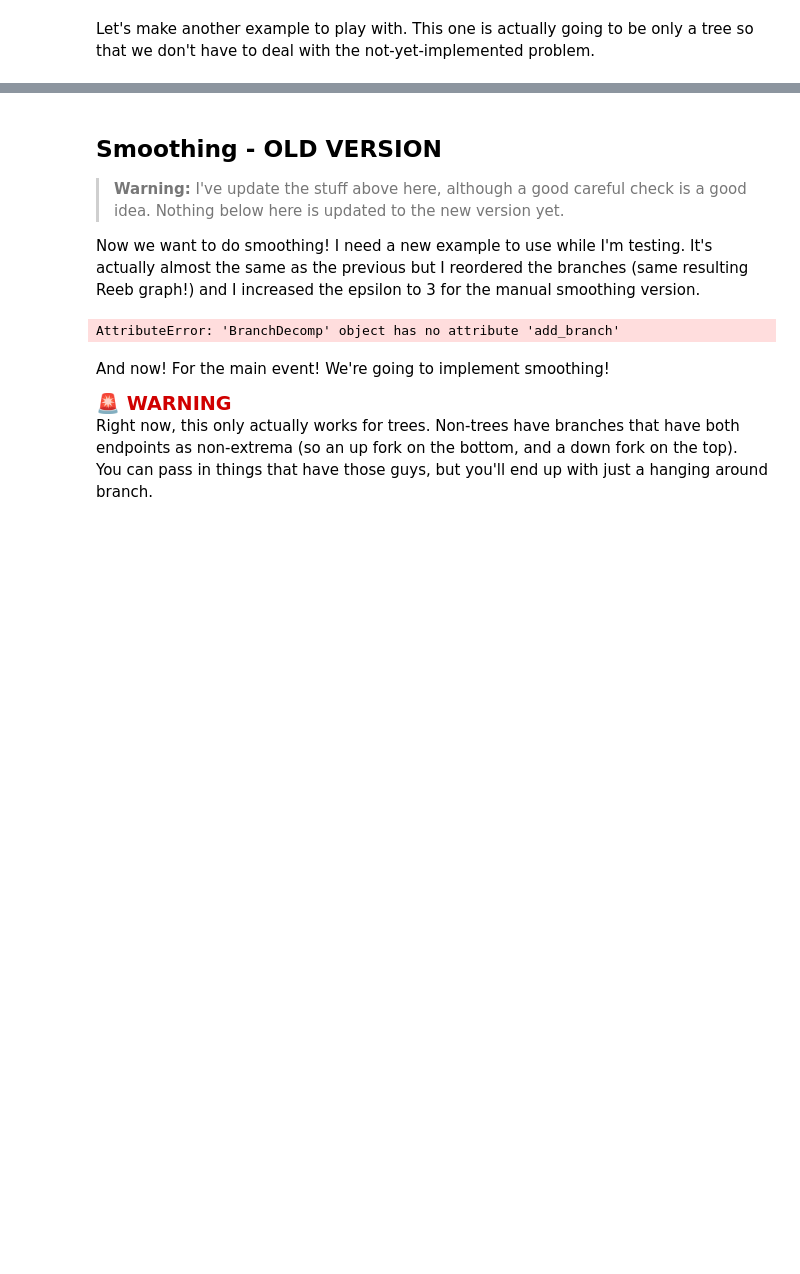
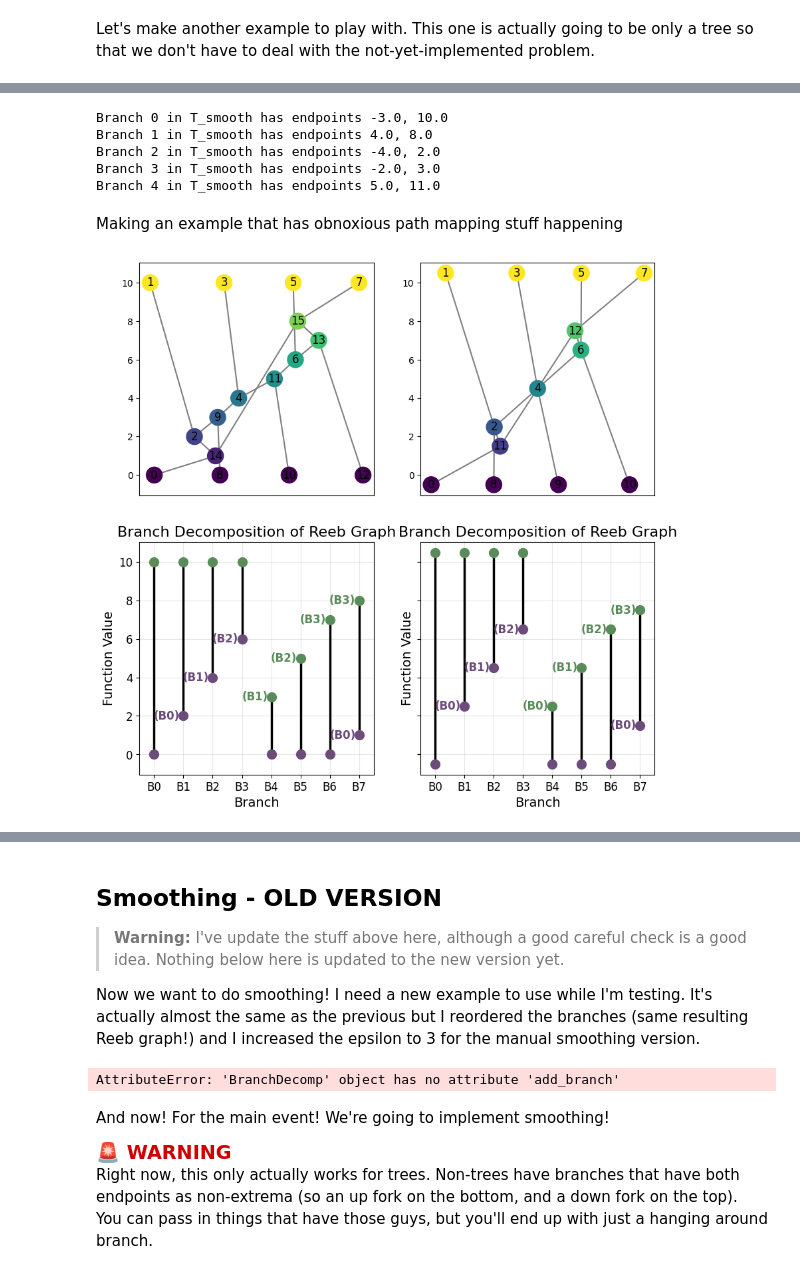
Before and after one commit to MunchLab/ceREEBerus, a Jupyter notebook: doc_source/experimental/sandbox_decomposition.ipynb, the cells around one changed output, grey strips where cells are left out. Cells and saved outputs as stored; diff of their text form; code cells hidden in the pictures; blank space fills up the shorter version.

```diff
--- a/doc_source/experimental/sandbox_decomposition.ipynb
+++ b/doc_source/experimental/sandbox_decomposition.ipynb
@@ -343,0 +339,33 @@ Check: [2, 1, 4, 3] is a valid path in T_smooth: True
+# %%
+for i, b in enumerate(T_smooth):
+    # get branch index
+    print(f"Branch {i} in T_smooth has endpoints {b.f_low}, {b.f_high}")
+# %% [output]
+Branch 0 in T_smooth has endpoints -3.0, 10.0
+Branch 1 in T_smooth has endpoints 4.0, 8.0
+Branch 2 in T_smooth has endpoints -4.0, 2.0
+Branch 3 in T_smooth has endpoints -2.0, 3.0
+Branch 4 in T_smooth has endpoints 5.0, 11.0
+# %% [markdown]
+Making an example that has obnoxious path mapping stuff happening
+# %%
+S = branch.BranchDecomp()
+S.append(0, 10)
+S.append(2,10,bottom_branch = 0)
+S.append(4,10,bottom_branch = 1)
+S.append(6,10,bottom_branch = 2)
+S.append(0,3,top_branch = 1)
+S.append(0,5,top_branch = 2)
+S.append(0,7,top_branch = 3)
+S.append(1,8,top_branch = 3, bottom_branch = 0)
+
+
+fig, ax = plt.subplots(2,2, figsize=(10,10), sharey=True)
+S.draw(ax = ax[1,0])
+S.reconstruct().draw(ax=ax[0,0])
+
+S_smooth, eta_S = S.smooth(.5)
+S_smooth.draw(ax = ax[1,1])
+S_smooth.reconstruct().draw(ax=ax[0,1])
+# %% [output]
+[figure, added]
```
Also changed, not shown: parts of 10 cells of this notebook, 3 other files.
